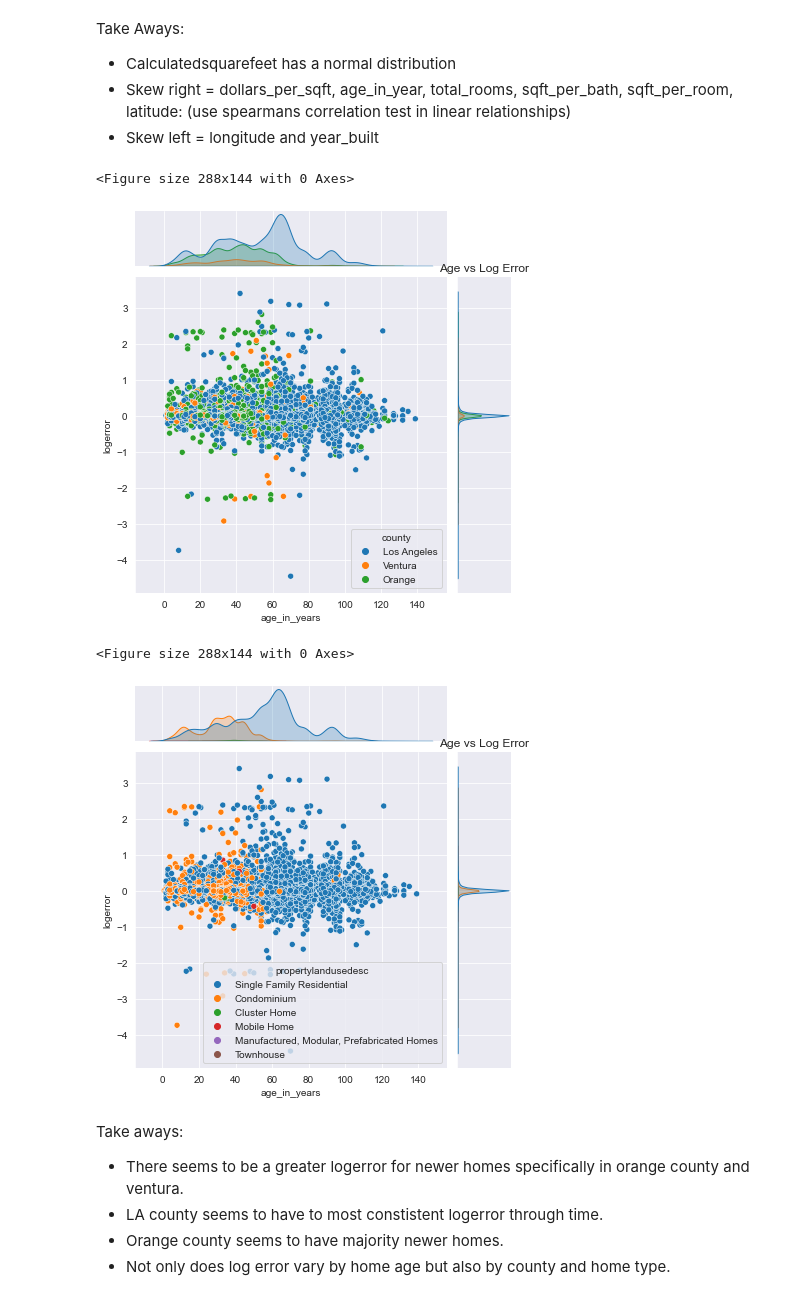
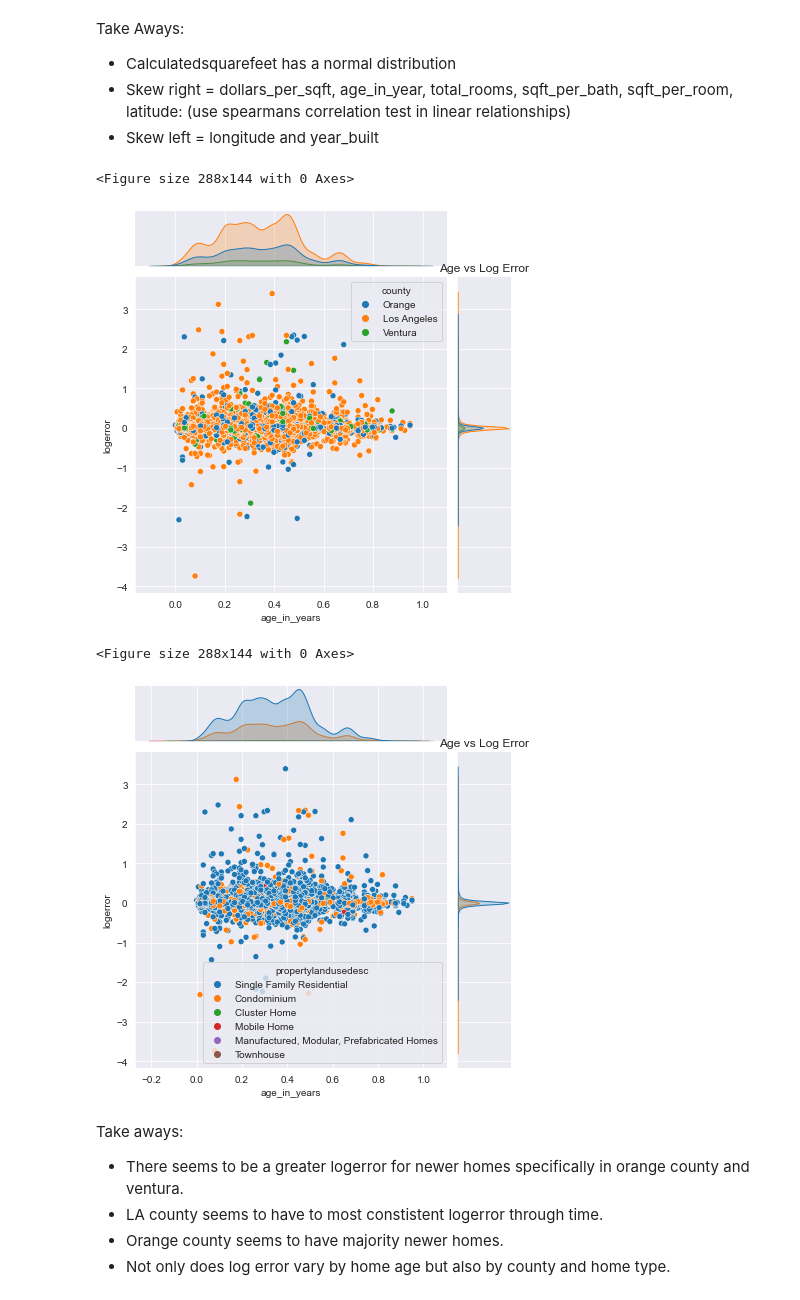
Before and after one commit to craigcalzado/clustering-project, a Jupyter notebook: cluster_project.ipynb, the cells around one changed output. Drawn from its saved outputs; the diff is of its cells as text; code cells hidden in the pictures.

```diff
--- a/cluster_project.ipynb
+++ b/cluster_project.ipynb
@@ -181,3 +179,21 @@ print(y_test.shape)
+# %%
+# numerical columns to scale
+num_cols = ['bathroomcnt', 'bedroomcnt',
+       'calculatedfinishedsquarefeet', 'fullbathcnt', 'latitude',
+       'longitude', 'lotsizesquarefeet', 'roomcnt', 'yearbuilt', 'structuretaxvaluedollarcnt',
+       'taxvaluedollarcnt', 'landtaxvaluedollarcnt',
+       'taxamount','sqft_per_bed', 'sqft_per_bath',
+       'total_rooms', 'bed_bath_rooms_per_sqft', 'age_in_years', 'taxrate',
+       'dollars_per_sqft']
+# %%
+X_train = X_train[num_cols]
+X_validate = X_validate[num_cols]
+X_test = X_test[num_cols]
+# %%
+# scale X data
+X_train_scaled = wrangle.scale_minmax(X_train)
+X_validate_scaled = wrangle.scale_minmax(X_validate)
+X_test_scaled = wrangle.scale_minmax(X_test)
 # %% [markdown]
 Take aways:
 - Data was split into train(75%), validate(15%), and test(10%)
@@ -218,9 +206,9 @@ dtype: object
 # %%
-# Exploration
-# check the distribution of each variable thats is not float or int
-for col in train.columns:
-    if train[col].dtype != 'object' and train[col].dtype != 'str':
-        sns.set_style("darkgrid")
-        plt.figure(figsize=(4,2))
-        sns.displot(train[col], bins=20, kde=True, color='purple')
-        plt.show()
+
+# check the distribution of each variable thats is not and object or str
+# for col in X_train.columns:
+#     if X_train[col].dtype != 'object' and X_train[col].dtype != 'str':
+#         sns.set_style("darkgrid")
+#         plt.figure(figsize=(4,2))
+#         sns.displot(X_train[col], bins=20, kde=True, color='purple')
+#         plt.show()
@@ -246,24 +220,24 @@ Take Aways:
 # %%
 #Answer questions
 # Does the logerror differ by home age?
 # plot age_in_years vs logerror
 sns.set_style("darkgrid")
 plt.figure(figsize=(4,2))
-sns.jointplot(x='age_in_years', y='logerror', data=train, hue='county')
+sns.jointplot(x=X_train_scaled['age_in_years'], y='logerror', data=train, hue='county')
 # lable the plot
 plt.xlabel('Age in Years')
 plt.ylabel('Log Error')
 plt.title('Age vs Log Error')
 plt.show()
 # %% [output]
 <Figure size 288x144 with 0 Axes>
-[figure, old version]
+[figure, new version]
 # %%
 # Does the logerror differ by home age?
 # plot age_in_years vs logerror
 sns.set_style("darkgrid")
 plt.figure(figsize=(4,2))
-sns.jointplot(x='age_in_years', y='logerror', data=train, hue='propertylandusedesc')
+sns.jointplot(x=X_train_scaled['age_in_years'], y=y_train['logerror'], data=train, hue='propertylandusedesc')
 # lable the plot
 plt.xlabel('Age in Years')
 plt.ylabel('Log Error')
@@ -271,7 +245,7 @@ plt.title('Age vs Log Error')
 plt.show()
 # %% [output]
 <Figure size 288x144 with 0 Axes>
-[figure, old version]
+[figure, new version]
 # %% [markdown]
 Take aways:
 - There seems to be a greater logerror for newer homes specifically in orange county and ventura.
```
Also changed, not shown: parts of 100 cells of this notebook.
